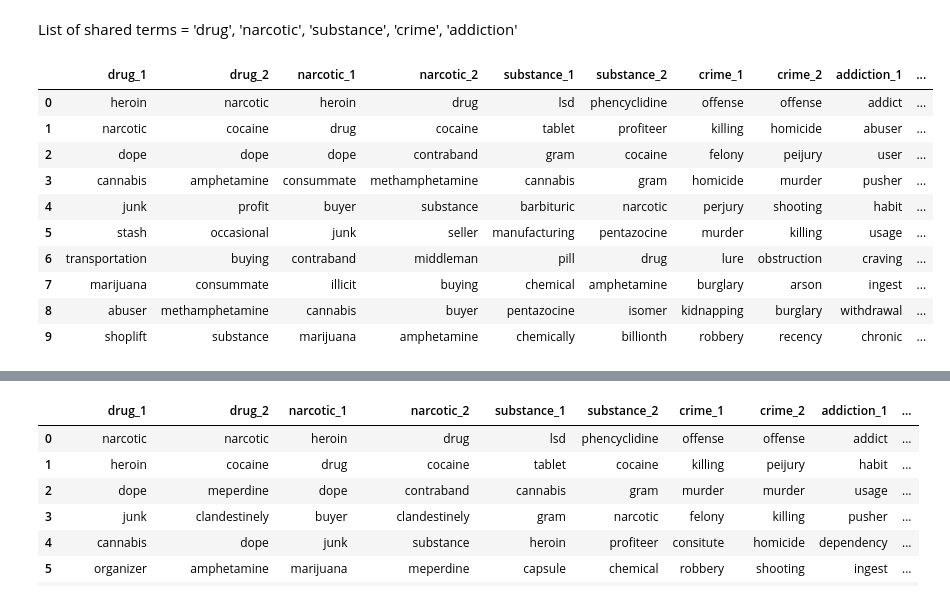
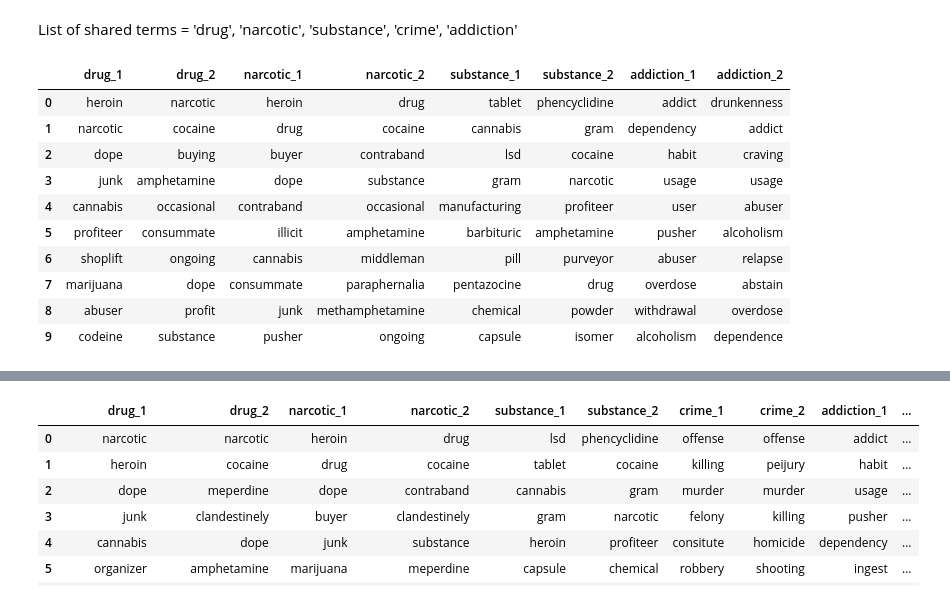
Before and after one commit to martinaviggiano/knowledge_extraction_project, a Jupyter notebook: 03_Word2Vec_ PMI.ipynb, the cells around one changed output, grey strips where cells are left out. Drawn from its saved outputs; the diff is of its cells as text; code cells hidden in the pictures.

```diff
--- a/03_Word2Vec_ PMI.ipynb
+++ b/03_Word2Vec_ PMI.ipynb
@@ -129,6 +116,10 @@ for schedule, sequence in sequences_2.items():
     models_2[schedule] = Word2Vec(sequences_2[schedule], min_count=10)
 # %% [markdown]
 ---
+# %%
+# ONLY ONE MODEL
+with open("/content/drive/MyDrive/Università/inforet_prj/models.pkl", "wb") as f:
+    pickle.dump(models, f)
 # %%
 #with open("/content/drive/MyDrive/Università/inforet_prj/models_1.pkl", "wb") as f:
 #    pickle.dump(models_1, f)
@@ -139,6 +130,10 @@ for schedule, sequence in sequences_2.items():
 ---
 # %% [markdown]
 ## **3. Relevant Terms**
+# %%
+# ONLY ONE MODEL
+with open("/content/drive/MyDrive/Università/inforet_prj/models.pkl", "rb") as f:
+  models = pickle.load(f)
 # %%
 with open("/content/drive/MyDrive/Università/inforet_prj/models_1.pkl", "rb") as f:
   models_1 = pickle.load(f)
@@ -332,7 +366,7 @@ def most_similar_list(model_, narcos, word, n):
                 lista.append(x[0])
     return lista
 # %%
-def most_similar_list(model_, word, n):
+def most_similar_list_schedule(model_, word, n):
     lista = []
     for sched, model in model_.items():
         for x in model.wv.most_similar(positive=word)[:n]:
@@ -353,14 +387,14 @@ lista_addiction_2 =  most_similar_list(models, 'narco_2','addiction', 10)
 # %%
-lista_drug_1 = most_similar_list(models_1, 'drug', 10)
-lista_narcotic_1 = most_similar_list(models_1, 'narcotic', 10)
-lista_substance_1 = most_similar_list(models_1, 'substance', 10)
-lista_crime_1 =  most_similar_list(models_1, 'crime', 10)
-lista_addiction_1 =  most_similar_list(models_1, 'addiction', 10)
-lista_drug_2 = most_similar_list(models_2, 'drug', 10)
-lista_narcotic_2 = most_similar_list(models_2, 'narcotic', 10)
-lista_substance_2 = most_similar_list(models_2, 'substance', 10)
-lista_crime_2 =  most_similar_list(models_2, 'crime', 10)
-lista_addiction_2 =  most_similar_list(models_2, 'addiction', 10)
+lista_drug_1 = most_similar_list_schedule(models_1, 'drug', 10)
+lista_narcotic_1 = most_similar_list_schedule(models_1, 'narcotic', 10)
+lista_substance_1 = most_similar_list_schedule(models_1, 'substance', 10)
+lista_crime_1 =  most_similar_list_schedule(models_1, 'crime', 10)
+lista_addiction_1 =  most_similar_list_schedule(models_1, 'addiction', 10)
+lista_drug_2 = most_similar_list_schedule(models_2, 'drug', 10)
+lista_narcotic_2 = most_similar_list_schedule(models_2, 'narcotic', 10)
+lista_substance_2 = most_similar_list_schedule(models_2, 'substance', 10)
+lista_crime_2 =  most_similar_list_schedule(models_2, 'crime', 10)
+lista_addiction_2 =  most_similar_list_schedule(models_2, 'addiction', 10)
 # %%
 similar_compare_drug = pd.concat([pd.DataFrame(lista_drug_1, columns=['drug_1']),  pd.DataFrame(lista_drug_2, columns=['drug_2'])], axis=1)
 similar_compare_narcotic = pd.concat([pd.DataFrame(lista_narcotic_1, columns=['narcotic_1']),  pd.DataFrame(lista_narcotic_2, columns=['narcotic_2'])], axis=1)
@@ -369,16 +403,17 @@ similar_compare_crime = pd.concat([pd.DataFrame(lista_crime_1, columns=['crime_1
 similar_compare_addiction = pd.concat([pd.DataFrame(lista_addiction_1, columns=['addiction_1']),  pd.DataFrame(lista_addiction_2, columns=['addiction_2'])], axis=1)
 # %%
 # ONLY ONE MODEL
-pd.concat([similar_compare_drug, similar_compare_narcotic, similar_compare_substance, similar_compare_crime, similar_compare_addiction ], axis=1)
+df_common_terms = pd.concat([similar_compare_drug, similar_compare_narcotic, similar_compare_substance, similar_compare_addiction ], axis=1)
+df_common_terms
 # %% [output]
-|  | drug_1 | drug_2 | narcotic_1 | narcotic_2 | substance_1 | substance_2 | crime_1 | crime_2 | addiction_1 | ... |
-| 0 | heroin | narcotic | heroin | drug | lsd | phencyclidine | offense | offense | addict | ... |
-| 1 | narcotic | cocaine | drug | cocaine | tablet | profiteer | killing | homicide | abuser | ... |
-| 2 | dope | dope | dope | contraband | gram | cocaine | felony | peijury | user | ... |
-| 3 | cannabis | amphetamine | consummate | methamphetamine | cannabis | gram | homicide | murder | pusher | ... |
-| 4 | junk | profit | buyer | substance | barbituric | narcotic | perjury | shooting | habit | ... |
-| 5 | stash | occasional | junk | seller | manufacturing | pentazocine | murder | killing | usage | ... |
-| 6 | transportation | buying | contraband | middleman | pill | drug | lure | obstruction | craving | ... |
-| 7 | marijuana | consummate | illicit | buying | chemical | amphetamine | burglary | arson | ingest | ... |
-| 8 | abuser | methamphetamine | cannabis | buyer | pentazocine | isomer | kidnapping | burglary | withdrawal | ... |
-| 9 | shoplift | substance | marijuana | amphetamine | chemically | billionth | robbery | recency | chronic | ... |
+|  | drug_1 | drug_2 | narcotic_1 | narcotic_2 | substance_1 | substance_2 | addiction_1 | addiction_2 |
+| 0 | heroin | narcotic | heroin | drug | tablet | phencyclidine | addict | drunkenness |
+| 1 | narcotic | cocaine | drug | cocaine | cannabis | gram | dependency | addict |
+| 2 | dope | buying | buyer | contraband | lsd | cocaine | habit | craving |
+| 3 | junk | amphetamine | dope | substance | gram | narcotic | usage | usage |
+| 4 | cannabis | occasional | contraband | occasional | manufacturing | profiteer | user | abuser |
+| 5 | profiteer | consummate | illicit | amphetamine | barbituric | amphetamine | pusher | alcoholism |
+| 6 | shoplift | ongoing | cannabis | middleman | pill | purveyor | abuser | relapse |
+| 7 | marijuana | dope | consummate | paraphernalia | pentazocine | drug | overdose | abstain |
+| 8 | abuser | profit | junk | methamphetamine | chemical | powder | withdrawal | overdose |
+| 9 | codeine | substance | pusher | ongoing | capsule | isomer | alcoholism | dependence |
```
Also changed, not shown: parts of 89 cells of this notebook, 2 other files.
